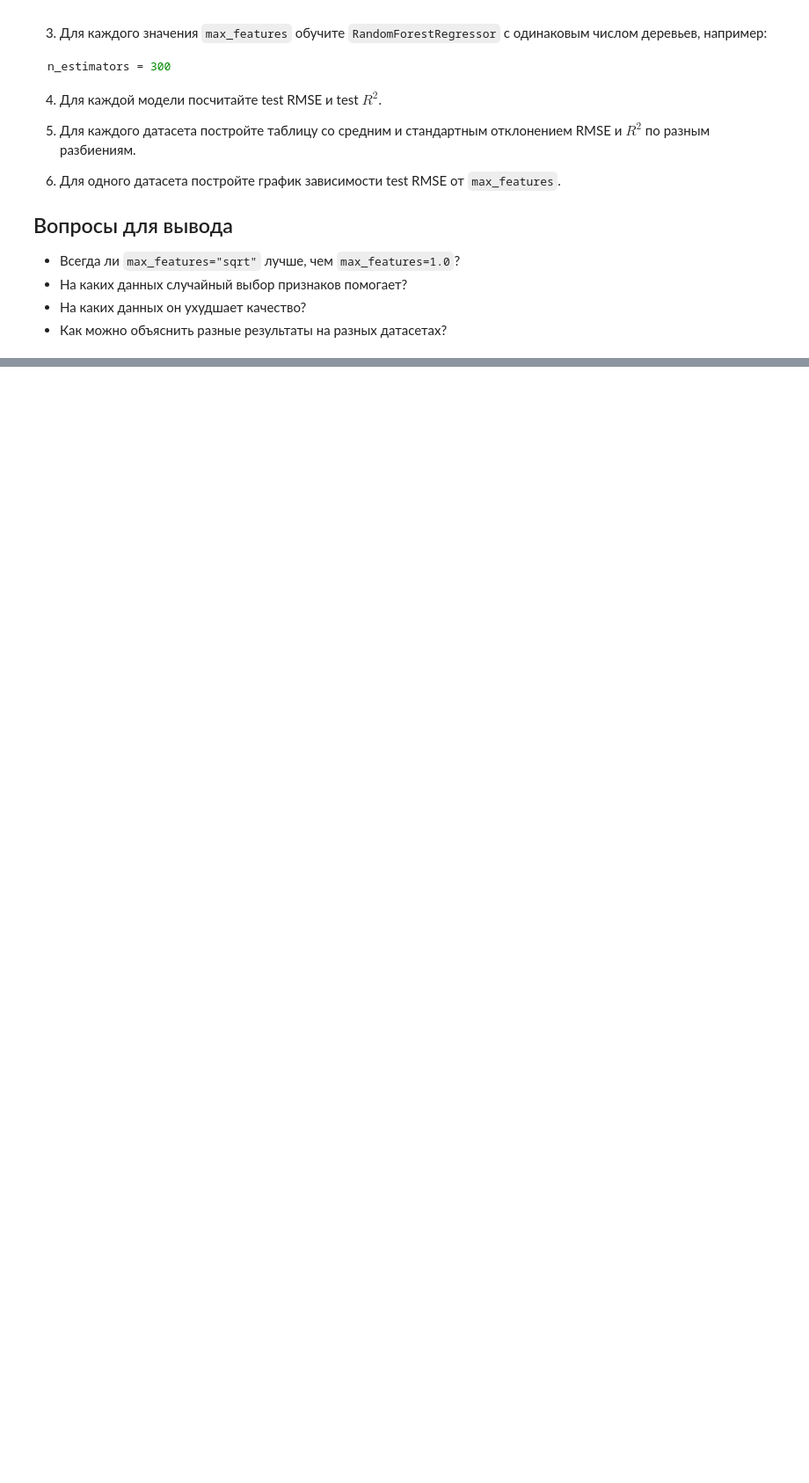
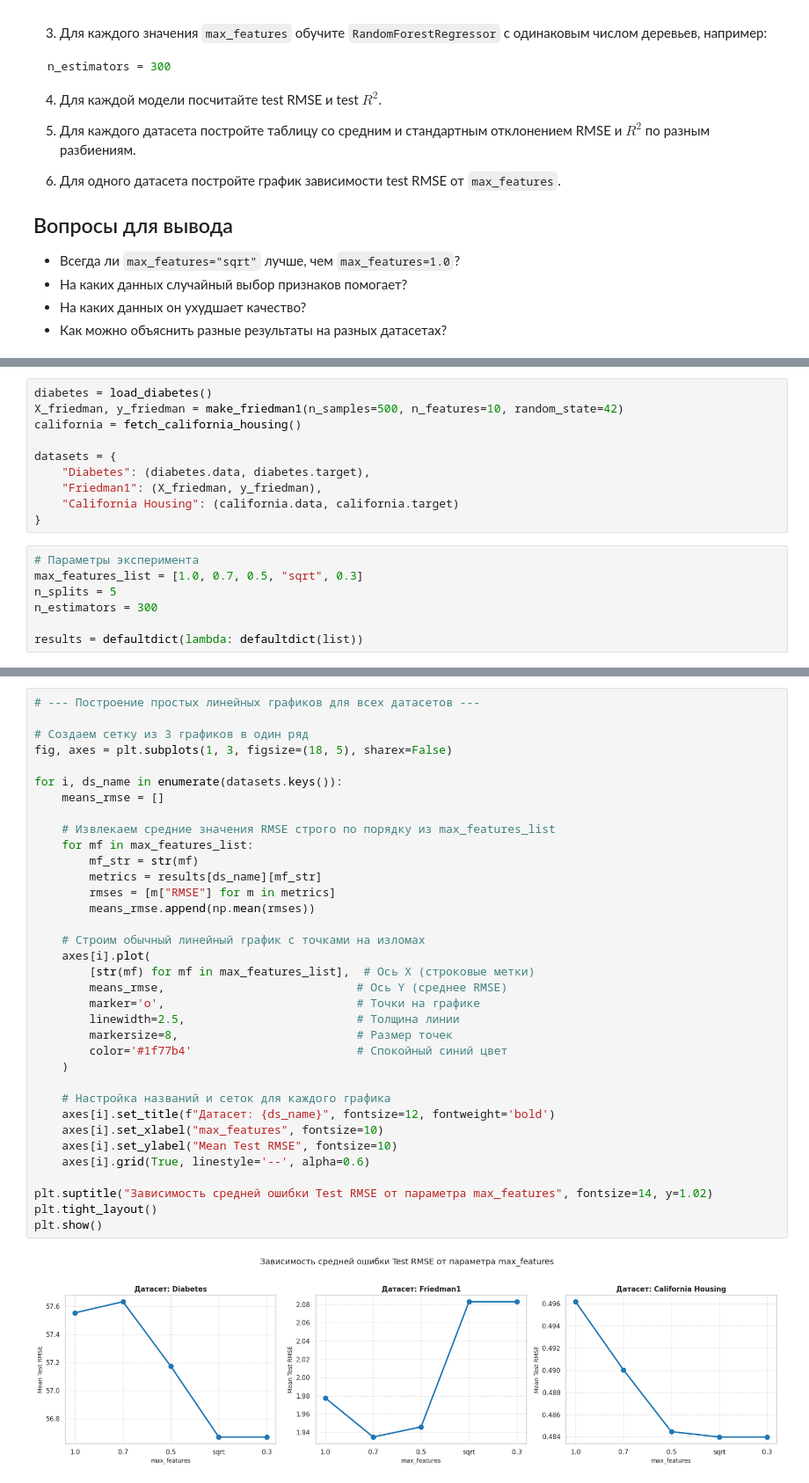
Before and after one commit to DmytryPan/ml-math-base-course, a Jupyter notebook: lab-07/HW_7_random_forest_max_features.ipynb, the cells around one changed output, grey strips where cells are left out. Shown at 88% size. Cells and saved outputs as stored; diff of their text form; blank space fills up the shorter version.

```diff
--- a/lab-07/HW_7_random_forest_max_features.ipynb
+++ b/lab-07/HW_7_random_forest_max_features.ipynb
@@ -52,0 +68,17 @@ n_estimators = 300
+# %%
+diabetes = load_diabetes()
+X_friedman, y_friedman = make_friedman1(n_samples=500, n_features=10, random_state=42)
+california = fetch_california_housing()
+
+datasets = {
+    "Diabetes": (diabetes.data, diabetes.target),
+    "Friedman1": (X_friedman, y_friedman),
+    "California Housing": (california.data, california.target)
+}
+# %%
+# Параметры эксперимента
+max_features_list = [1.0, 0.7, 0.5, "sqrt", 0.3]
+n_splits = 5
+n_estimators = 300
+
+results = defaultdict(lambda: defaultdict(list))
@@ -52,0 +162,37 @@ n_estimators = 300
+# %%
+# --- Построение простых линейных графиков для всех датасетов ---
+
+# Создаем сетку из 3 графиков в один ряд
+fig, axes = plt.subplots(1, 3, figsize=(18, 5), sharex=False)
+
+for i, ds_name in enumerate(datasets.keys()):
+    means_rmse = []
+
+    # Извлекаем средние значения RMSE строго по порядку из max_features_list
+    for mf in max_features_list:
+        mf_str = str(mf)
+        metrics = results[ds_name][mf_str]
+        rmses = [m["RMSE"] for m in metrics]
+        means_rmse.append(np.mean(rmses))
+
+    # Строим обычный линейный график с точками на изломах
+    axes[i].plot(
+        [str(mf) for mf in max_features_list],  # Ось X (строковые метки)
+        means_rmse,                            # Ось Y (среднее RMSE)
+        marker='o',                            # Точки на графике
+        linewidth=2.5,                         # Толщина линии
+        markersize=8,                          # Размер точек
+        color='#1f77b4'                        # Спокойный синий цвет
+    )
+
+    # Настройка названий и сеток для каждого графика
+    axes[i].set_title(f"Датасет: {ds_name}", fontsize=12, fontweight='bold')
+    axes[i].set_xlabel("max_features", fontsize=10)
+    axes[i].set_ylabel("Mean Test RMSE", fontsize=10)
+    axes[i].grid(True, linestyle='--', alpha=0.6)
+
+plt.suptitle("Зависимость средней ошибки Test RMSE от параметра max_features", fontsize=14, y=1.02)
+plt.tight_layout()
+plt.show()
+# %% [output]
+[figure, added]
```
Also changed, not shown: parts of 4 cells of this notebook.
